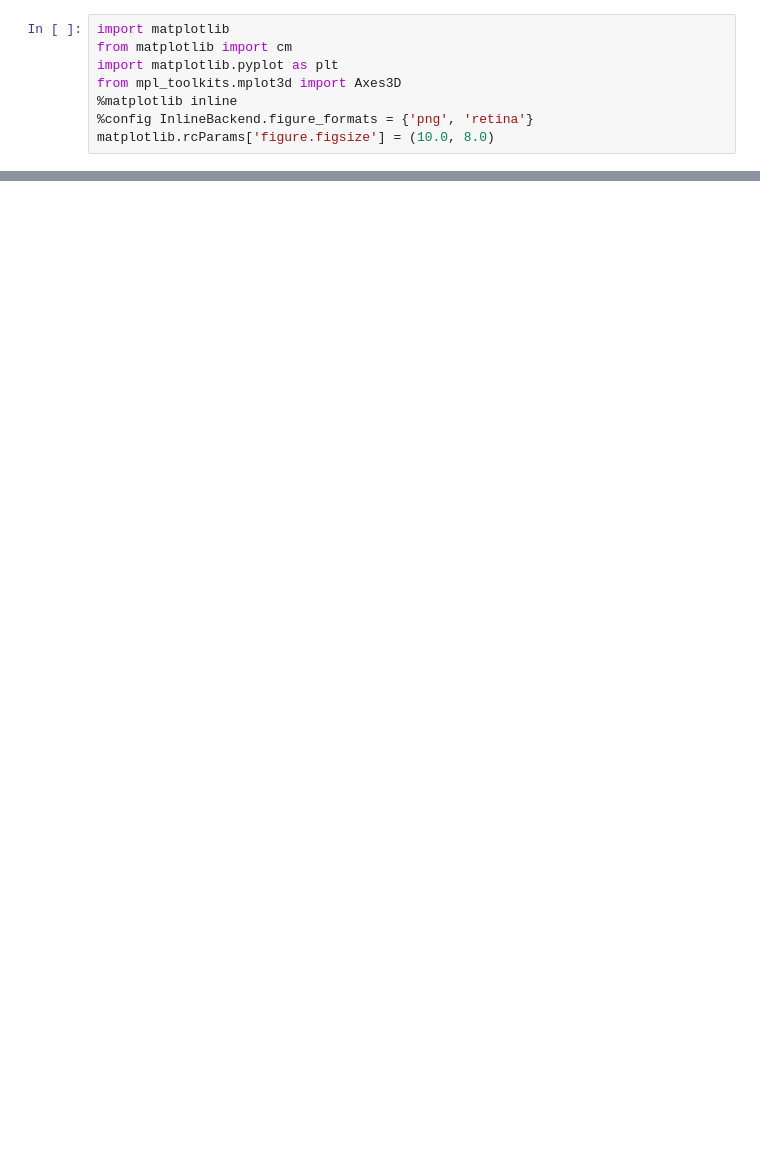
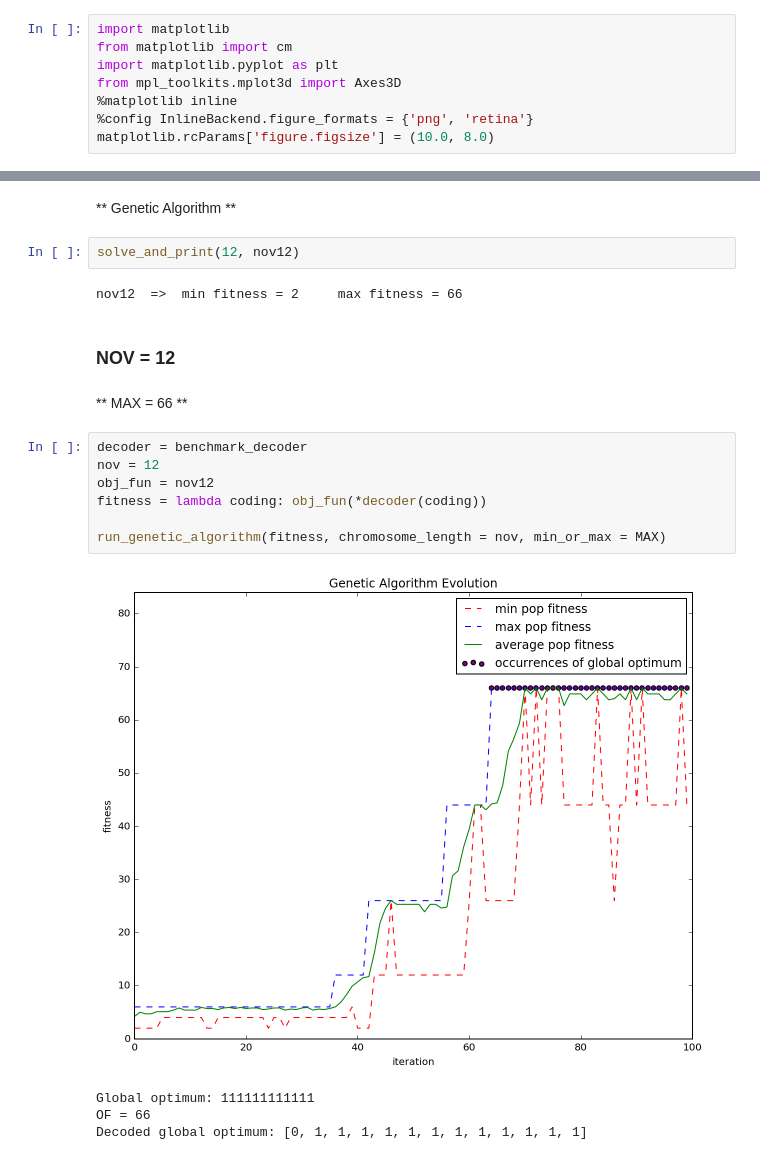
Before and after one commit to glifchits/simple-genetic-algorithm, a Jupyter notebook: SGA.ipynb, the cells around one changed output, grey strips where cells are left out. Cells and saved outputs as stored; diff of their text form; blank space fills up the shorter version.

```diff
--- a/SGA.ipynb
+++ b/SGA.ipynb
@@ -307,0 +439,22 @@ Decoded global optimum: [0, 1, -1, -1, 1, 1, 1, 1, -1, -1, 1, 1, 1]
+# %% [markdown]
+** Genetic Algorithm **
+# %%
+solve_and_print(12, nov12)
+# %% [output]
+nov12  =>  min fitness = 2     max fitness = 66
+# %% [markdown]
+### NOV = 12
+# %% [markdown]
+** MAX = 66 **
+# %%
+decoder = benchmark_decoder
+nov = 12
+obj_fun = nov12
+fitness = lambda coding: obj_fun(*decoder(coding))
+
+run_genetic_algorithm(fitness, chromosome_length = nov, min_or_max = MAX)
+# %% [output]
+[figure, added]
+Global optimum: 111111111111
+OF = 66
+Decoded global optimum: [0, 1, 1, 1, 1, 1, 1, 1, 1, 1, 1, 1, 1]
```
Also changed, not shown: parts of 39 cells of this notebook.
